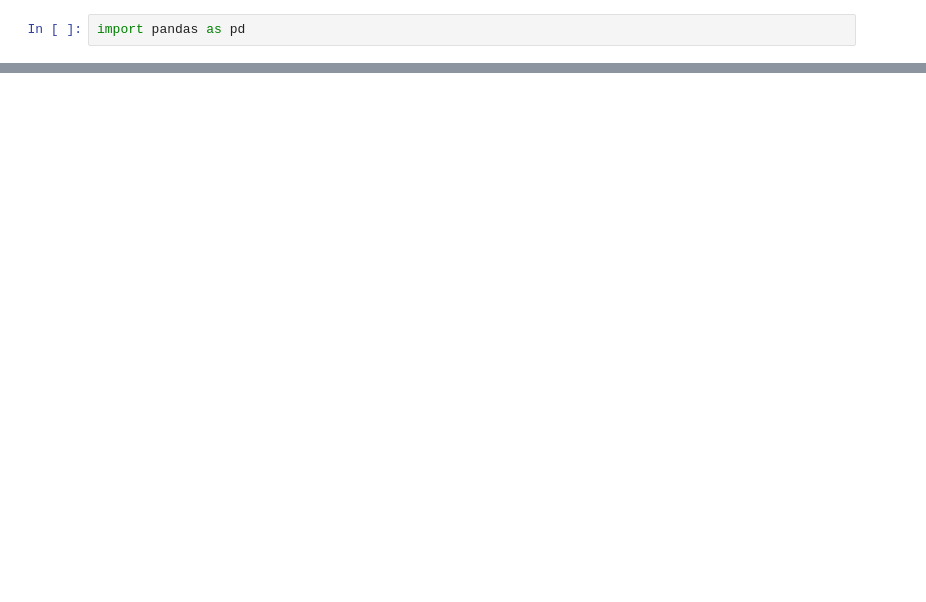
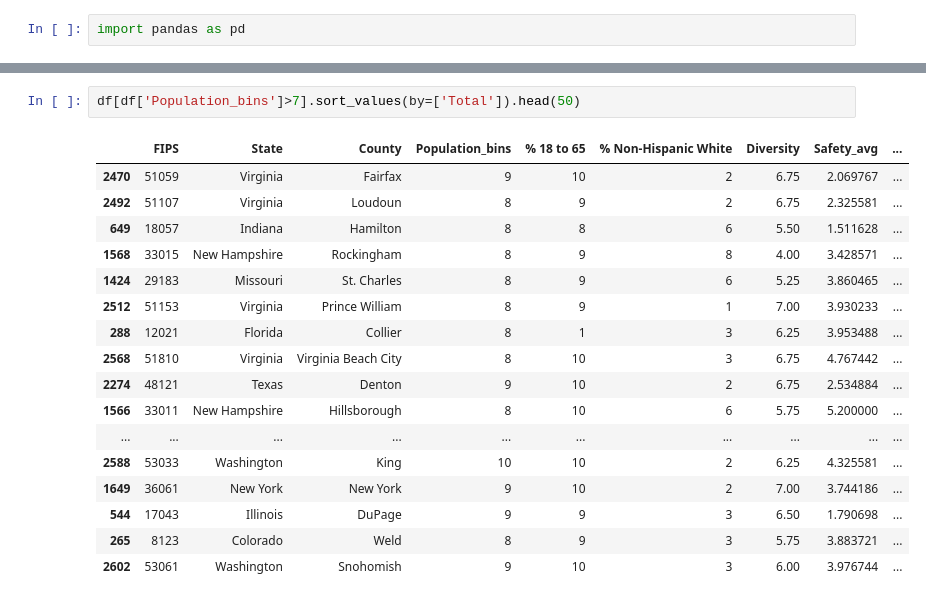
Before and after one commit to buonicannoli/AnotherTown, a Jupyter notebook: Notebooks/Master.ipynb, the cells around one changed output, grey strips where cells are left out. Saved outputs shown, nothing was run; the diff lists cells and outputs as text; blank space fills up the shorter version.

```diff
--- a/Notebooks/Master.ipynb
+++ b/Notebooks/Master.ipynb
@@ -39 +40,21 @@ df[df['State'] == 'California'].sort_values(by=['Total'])
+# %%
+df[df['Population_bins']>7].sort_values(by=['Total']).head(50)
+# %% [output]
+|  | FIPS | State | County | Population_bins | % 18 to 65 | % Non-Hispanic White | Diversity | Safety_avg | ... |
+| 2470 | 51059 | Virginia | Fairfax | 9 | 10 | 2 | 6.75 | 2.069767 | ... |
+| 2492 | 51107 | Virginia | Loudoun | 8 | 9 | 2 | 6.75 | 2.325581 | ... |
+| 649 | 18057 | Indiana | Hamilton | 8 | 8 | 6 | 5.50 | 1.511628 | ... |
+| 1568 | 33015 | New Hampshire | Rockingham | 8 | 9 | 8 | 4.00 | 3.428571 | ... |
+| 1424 | 29183 | Missouri | St. Charles | 8 | 9 | 6 | 5.25 | 3.860465 | ... |
+| 2512 | 51153 | Virginia | Prince William | 8 | 9 | 1 | 7.00 | 3.930233 | ... |
+| 288 | 12021 | Florida | Collier | 8 | 1 | 3 | 6.25 | 3.953488 | ... |
+| 2568 | 51810 | Virginia | Virginia Beach City | 8 | 10 | 3 | 6.75 | 4.767442 | ... |
+| 2274 | 48121 | Texas | Denton | 9 | 10 | 2 | 6.75 | 2.534884 | ... |
+| 1566 | 33011 | New Hampshire | Hillsborough | 8 | 10 | 6 | 5.75 | 5.200000 | ... |
+| ... | ... | ... | ... | ... | ... | ... | ... | ... | ... |
+| 2588 | 53033 | Washington | King | 10 | 10 | 2 | 6.25 | 4.325581 | ... |
+| 1649 | 36061 | New York | New York | 9 | 10 | 2 | 7.00 | 3.744186 | ... |
+| 544 | 17043 | Illinois | DuPage | 9 | 9 | 3 | 6.50 | 1.790698 | ... |
+| 265 | 8123 | Colorado | Weld | 8 | 9 | 3 | 5.75 | 3.883721 | ... |
+| 2602 | 53061 | Washington | Snohomish | 9 | 10 | 3 | 6.00 | 3.976744 | ... |
 # %%
```
Also changed, not shown: parts of 10 cells of this notebook, 6 other files.
